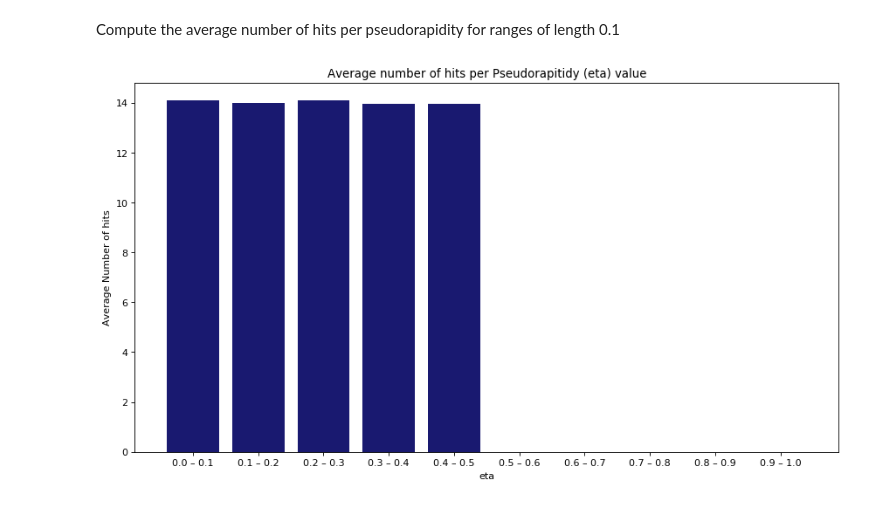
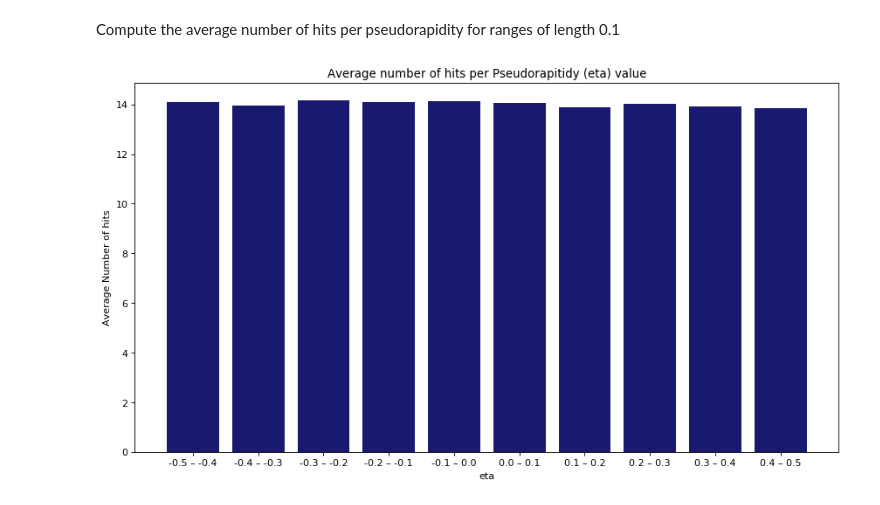
Before and after one commit to asalzburger/sms2021-tra-tra, a Jupyter notebook: src/notebooks/issue2/plots.ipynb, the cells around one changed output. Drawn from its saved outputs; the diff is of its cells as text; code cells hidden in the pictures.

```diff
--- a/src/notebooks/issue2/plots.ipynb
+++ b/src/notebooks/issue2/plots.ipynb
@@ -102,7 +102,8 @@ for df, final_df in zip(dfs, final_dfs):
     # compute pseudorapidity
     final_df['pt'] = np.sqrt(final_df['px'] ** 2 + final_df['py'] ** 2)
     final_df['|p|'] = np.sqrt(final_df['px'] ** 2 + final_df['py'] ** 2 + final_df['pz'] ** 2)
-    final_df['eta'] = np.arccosh(final_df['|p|'] / final_df['pt'])
+    final_df['theta'] = np.arccos(final_df['pz'] / final_df['|p|'])
+    final_df['eta'] = -np.log(np.tan(final_df['theta'] / 2))
 
     unique_particle_ids = list(set(df['particle_id']))
     number_of_hits = {pid: df[df['particle_id'] == pid].shape[0] for pid in unique_particle_ids}
@@ -116,21 +117,26 @@ for df, final_df in zip(dfs, final_dfs):
 # %% [markdown]
 Let's plot the total hits first.
 # %%
-bins = 10
-sum_of_hits = np.zeros(bins)
+min_eta = min(eta_to_nhits.keys())
+max_eta = max(eta_to_nhits.keys())
+
+number_of_bins = 10
+bin_length = (max_eta - min_eta) / number_of_bins
+sum_of_hits = np.zeros(number_of_bins)
 
 for eta, hits in eta_to_nhits.items():
-    _bin = int(eta * bins - 1e-8)
+    _bin = int((eta - min_eta - 1e-12) / bin_length)
     sum_of_hits[_bin] += hits
 # %%
 plt.figure(figsize=(13, 7), dpi=80)
 
 plt.xlabel('eta')
 plt.ylabel('Total Number of hits')
-xticks = np.arange(0, 10, 1)
-xtick_labels = [f'{str(n)[:3]} – {str(n+0.1)[:3]}' for n in np.arange(0, 1, 0.1)]
-plt.xticks(xticks, labels=xtick_labels)
-plt.bar(xticks, sum_of_hits, color='darkgreen')
+xticks_range = np.arange(0, 10, 1)
+xticks = np.arange(min_eta, max_eta, bin_length)
+xtick_labels = [f'{round(n, 3) or 0.0} – {round(n+bin_length, 3) or 0.0}' for n in xticks]
+plt.xticks(xticks_range, labels=xtick_labels)
+plt.bar(xticks_range, sum_of_hits, color='darkgreen')
 plt.title('Total number of hits per Pseudorapitidy (eta) value')
 
 plt.show()
@@ -146,12 +151,14 @@ for eta, nhits in eta_to_nhits.items():
 # %% [markdown]
 Compute the average number of hits per pseudorapidity for ranges of length 0.1
 # %%
-bins = 10
-sum_of_average_hits = np.zeros(bins)
-count_bin_has_been_selected = np.zeros(bins)
+number_of_bins = 10
+bin_length = (max_eta - min_eta) / number_of_bins
+sum_of_average_hits = np.zeros(number_of_bins)
+count_bin_has_been_selected = np.zeros(number_of_bins)
+
 
 for eta, average_hits in average_hits_per_eta.items():
-    _bin = int(eta * bins - 1e-8)
+    _bin = int((eta - min_eta - 1e-12) / bin_length)
     sum_of_average_hits[_bin] += average_hits
     count_bin_has_been_selected[_bin] += 1
 
@@ -159,14 +166,14 @@ average_hits = sum_of_average_hits / (count_bin_has_been_selected + 1e-8)
 # %%
 plt.figure(figsize=(13, 7), dpi=80)
 
 plt.xlabel('eta')
 plt.ylabel('Average Number of hits')
-xticks = np.arange(0, 10, 1)
-xtick_labels = [f'{str(n)[:3]} – {str(n+0.1)[:3]}' for n in np.arange(0, 1, 0.1)]
-plt.xticks(xticks, labels=xtick_labels)
-plt.bar(xticks, average_hits, color='midnightblue')
+xticksxticks_range= np.arange(0, 10, 1)
+xtick_labels = [f'{round(n, 3) or 0.0} – {round(n+bin_length, 3) or 0.0}' for n in xticks]
+plt.xticks(xticks_range, labels=xtick_labels)
+plt.bar(xticks_range, average_hits, color='midnightblue')
 plt.title('Average number of hits per Pseudorapitidy (eta) value')
 
 plt.show()
 # %% [output]
-[figure, old version]
+[figure, new version]
```
Also changed, not shown: parts of 2 cells of this notebook, 21 other files.
